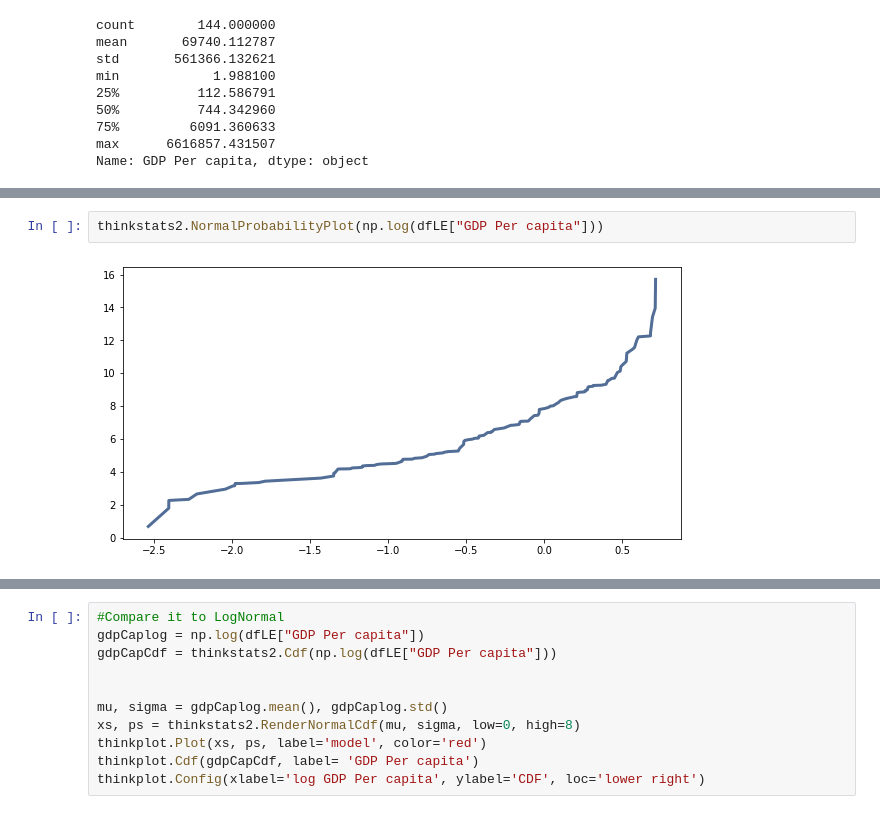
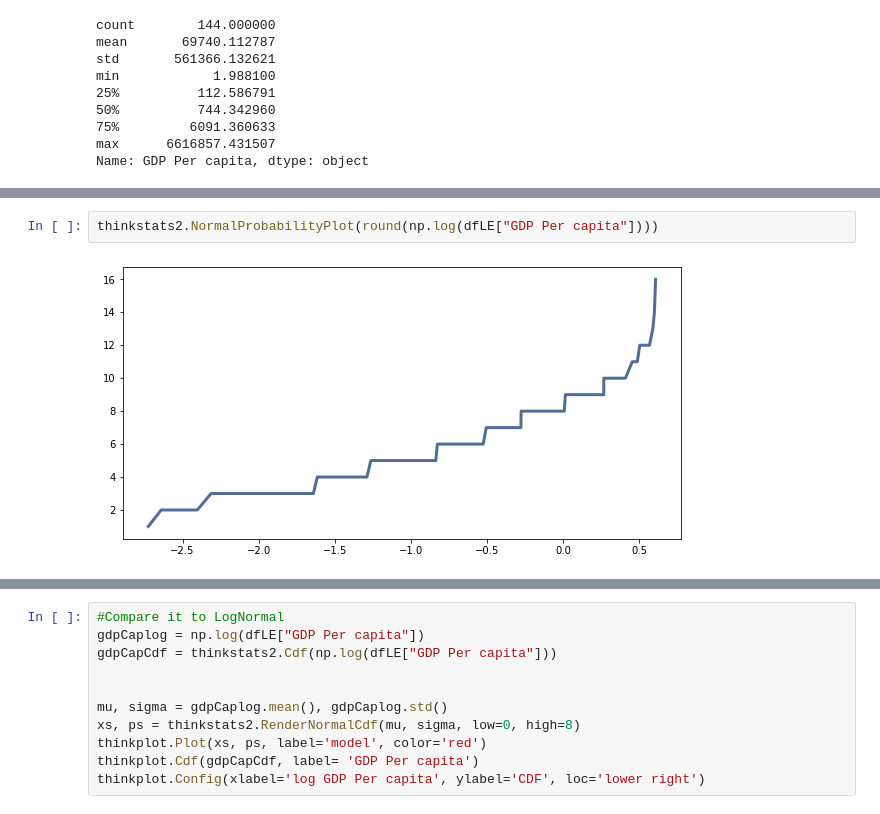
Before and after one commit to Soniyasunny1/3450_Asn2_Students, a Jupyter notebook: asn2Workbook.ipynb, the cells around one changed output, grey strips where cells are left out. Cells and saved outputs as stored; diff of their text form.

```diff
--- a/asn2Workbook.ipynb
+++ b/asn2Workbook.ipynb
@@ -327,4 +332,4 @@ thinkplot.Config()
 # %%
-thinkstats2.NormalProbabilityPlot(np.log(dfLE["GDP Per capita"]))
+thinkstats2.NormalProbabilityPlot(round(np.log(dfLE["GDP Per capita"])))
 # %% [output]
-[figure, old version]
+[figure, new version]
```
Also changed, not shown: parts of 12 cells of this notebook.
